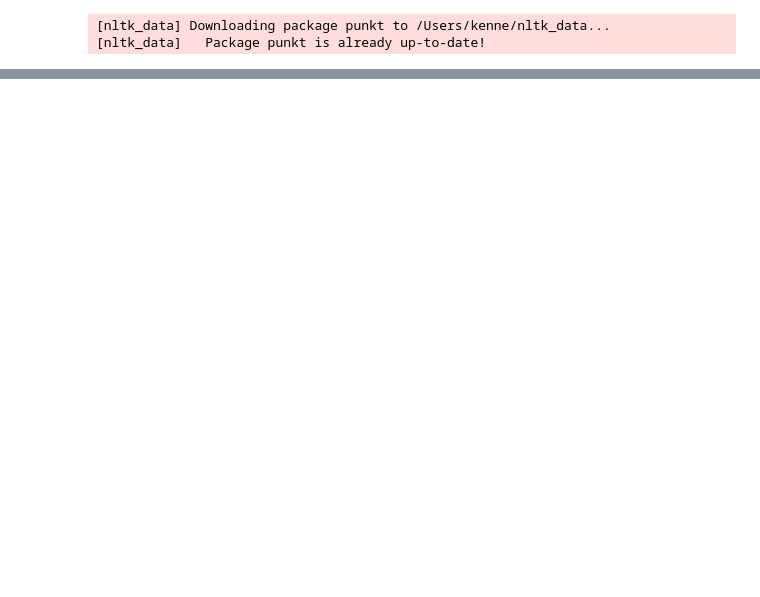
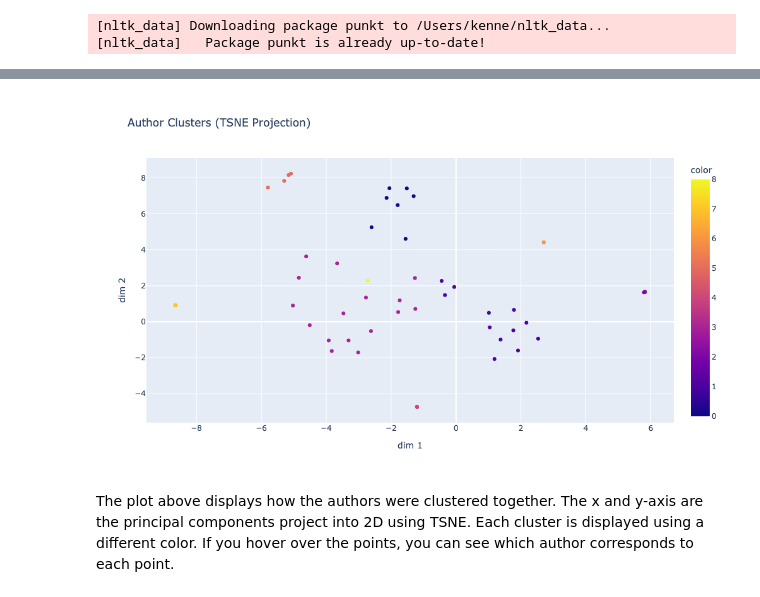
Before and after one commit to kzapalac/STA380, a Jupyter notebook: Problem7.ipynb, the cells around one changed output, grey strips where cells are left out. Drawn from its saved outputs; the diff is of its cells as text; code cells hidden in the pictures; blank space fills up the shorter version.

```diff
--- a/Problem7.ipynb
+++ b/Problem7.ipynb
@@ -209,0 +217,27 @@ plt.show()
+# %%
+kmeans = KMeans(n_clusters = 9, init = 'k-means++', n_init = 10, random_state = 0)
+kmeans.fit(pca_df)
+labels = kmeans.labels_
+
+tsne = TSNE(n_components=2, perplexity=15)
+tsne_results = tsne.fit_transform(pca_df)
+
+# interactive scatterplot
+import plotly.express as px
+color_map = {label: f'rgba({i*50%255}, {i*100%255}, {i*150%255}, 0.8)' for i,label in enumerate(pd.Series(labels).unique())}
+fig = px.scatter(x=tsne_results[:, 0], y=tsne_results[:, 1],
+                 color = labels, color_discrete_map=color_map,
+                 hover_name=author_texts['author'],
+                 title="Author Clusters (TSNE Projection)")
+fig.update_layout(
+    xaxis_title="dim 1",
+    yaxis_title="dim 2",
+    height=600,
+    width=600,
+)
+# Show the plot
+fig.show()
+# %% [output]
+[figure, added]
+# %% [markdown]
+The plot above displays how the authors were clustered together. The x and y-axis are the principal components project into 2D using TSNE. Each cluster is displayed using a different color. If you hover over the points, you can see which author corresponds to each point.
```
Also changed, not shown: parts of 22 cells of this notebook, 1 other file.
